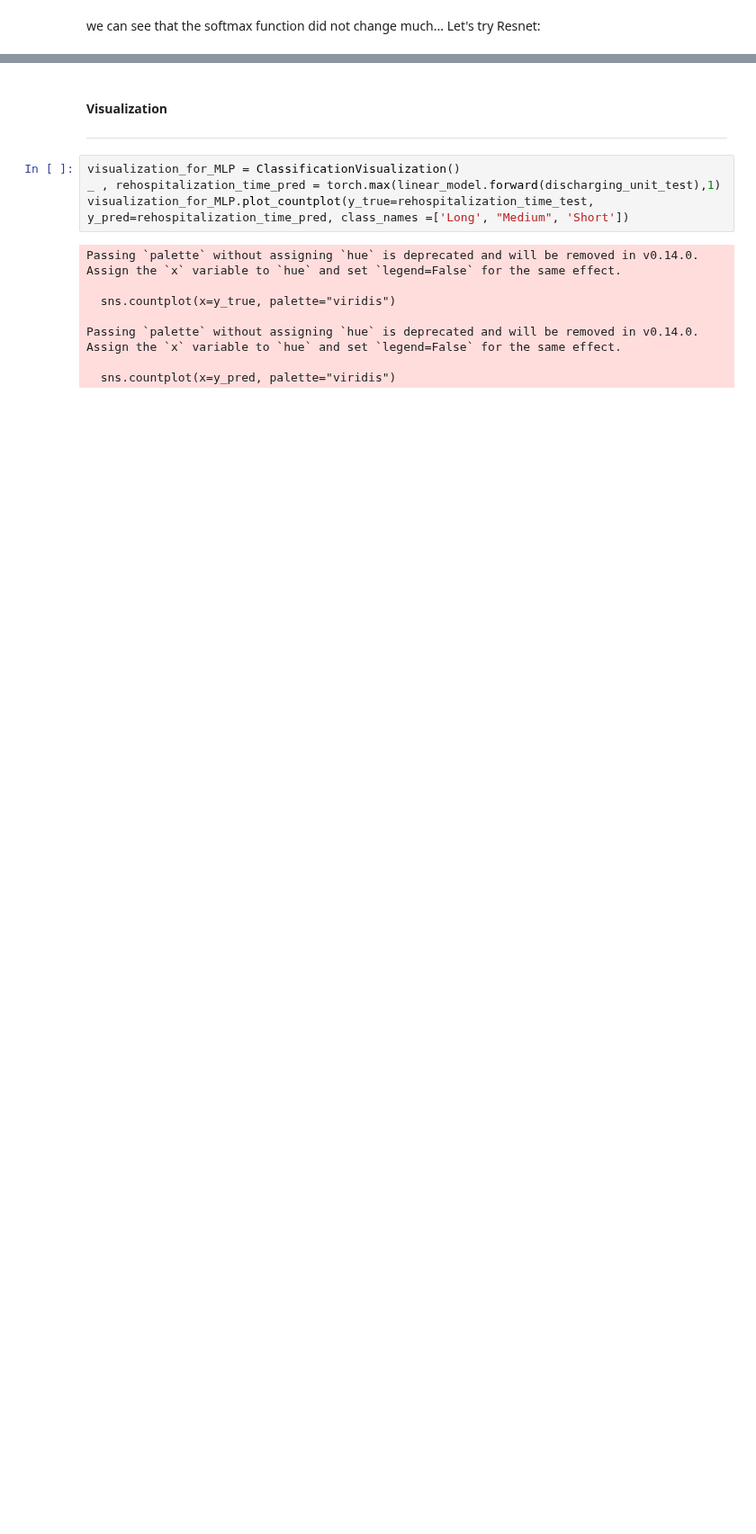
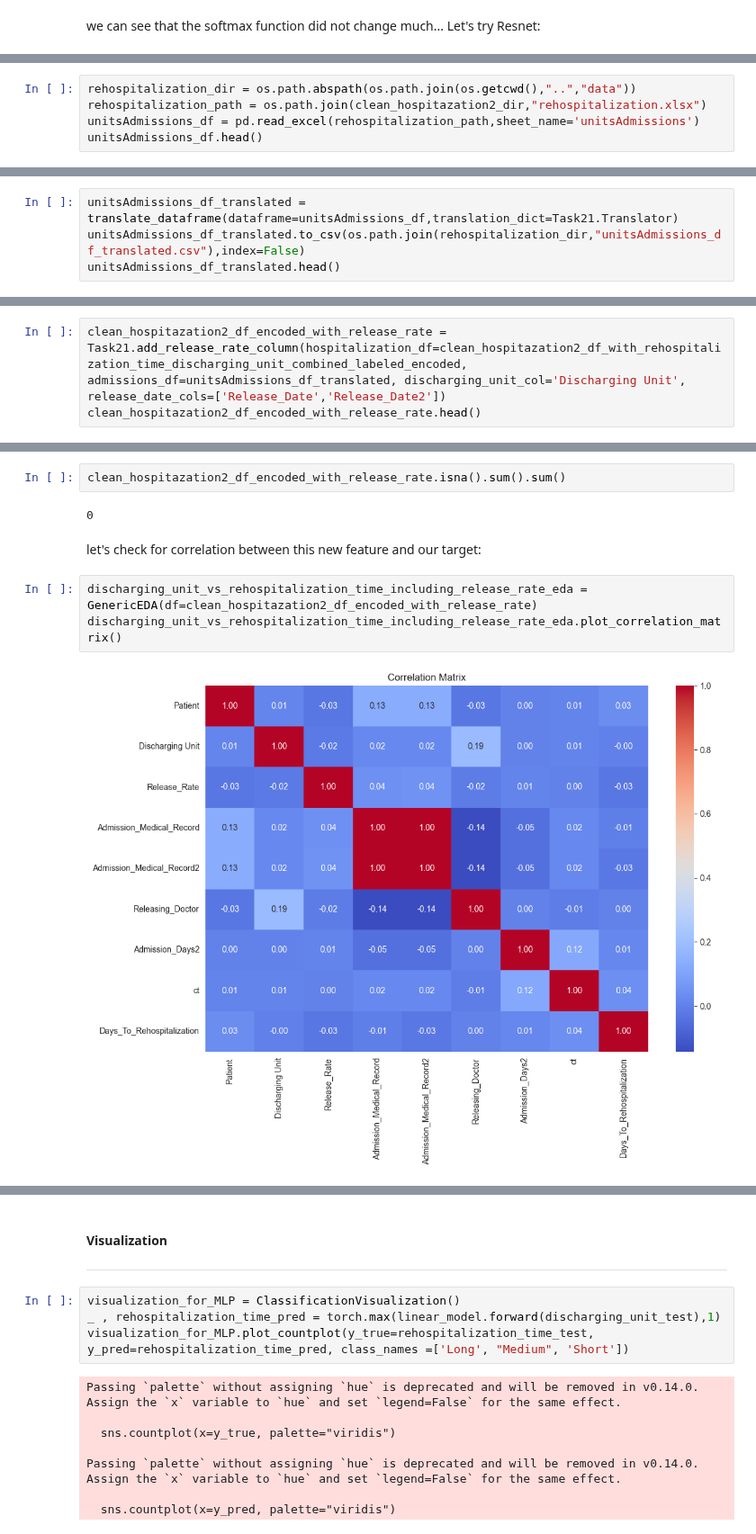
Before and after one commit to RyanWri/data-science2-lab-final-project, a Jupyter notebook: src/team_11/team11_results.ipynb, the cells around one changed output, grey strips where cells are left out. Shown at 90% size. Cells and saved outputs as stored; diff of their text form; blank space fills up the shorter version.

```diff
--- a/src/team_11/team11_results.ipynb
+++ b/src/team_11/team11_results.ipynb
@@ -367,0 +368,5 @@ We can see that even with Resnet we don't get good results, So it could be that
+# %%
+rehospitalization_dir = os.path.abspath(os.path.join(os.getcwd(),"..","data"))
+rehospitalization_path = os.path.join(clean_hospitazation2_dir,"rehospitalization.xlsx")
+unitsAdmissions_df = pd.read_excel(rehospitalization_path,sheet_name='unitsAdmissions')
+unitsAdmissions_df.head()
@@ -367,0 +386,4 @@ We can see that even with Resnet we don't get good results, So it could be that
+# %%
+unitsAdmissions_df_translated = translate_dataframe(dataframe=unitsAdmissions_df,translation_dict=Task21.Translator)
+unitsAdmissions_df_translated.to_csv(os.path.join(rehospitalization_dir,"unitsAdmissions_df_translated.csv"),index=False)
+unitsAdmissions_df_translated.head()
@@ -367,0 +405,3 @@ We can see that even with Resnet we don't get good results, So it could be that
+# %%
+clean_hospitazation2_df_encoded_with_release_rate = Task21.add_release_rate_column(hospitalization_df=clean_hospitazation2_df_with_rehospitalization_time_discharging_unit_combined_labeled_encoded, admissions_df=unitsAdmissions_df_translated, discharging_unit_col='Discharging Unit', release_date_cols=['Release_Date','Release_Date2'])
+clean_hospitazation2_df_encoded_with_release_rate.head()
@@ -367,0 +417,11 @@ We can see that even with Resnet we don't get good results, So it could be that
+# %%
+clean_hospitazation2_df_encoded_with_release_rate.isna().sum().sum()
+# %% [output]
+0
+# %% [markdown]
+let's check for correlation between this new feature and our target:
+# %%
+discharging_unit_vs_rehospitalization_time_including_release_rate_eda = GenericEDA(df=clean_hospitazation2_df_encoded_with_release_rate)
+discharging_unit_vs_rehospitalization_time_including_release_rate_eda.plot_correlation_matrix()
+# %% [output]
+[figure, added]
```
Also changed, not shown: parts of 28 cells of this notebook, 5 other files.
